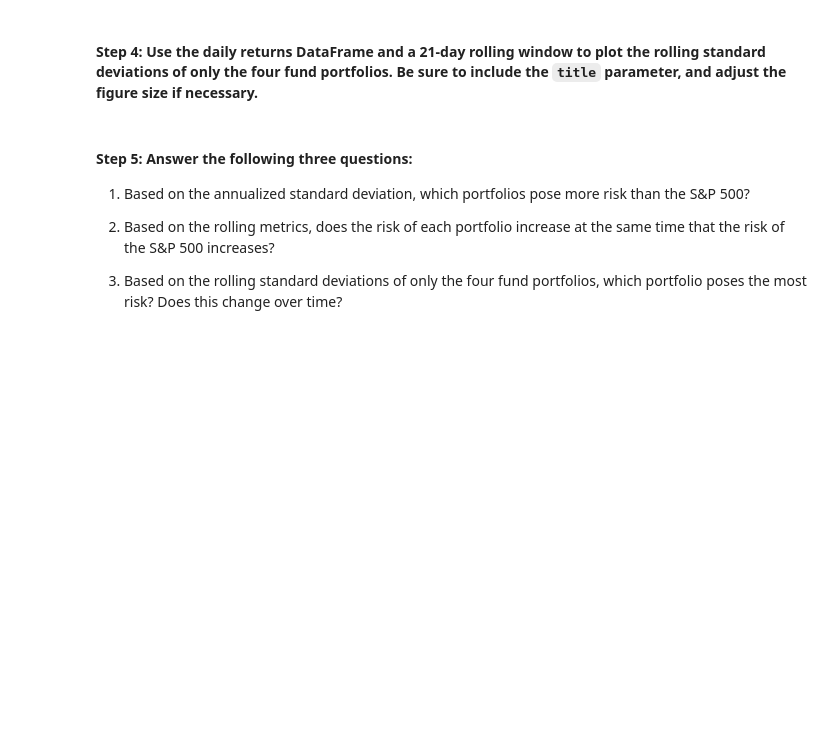
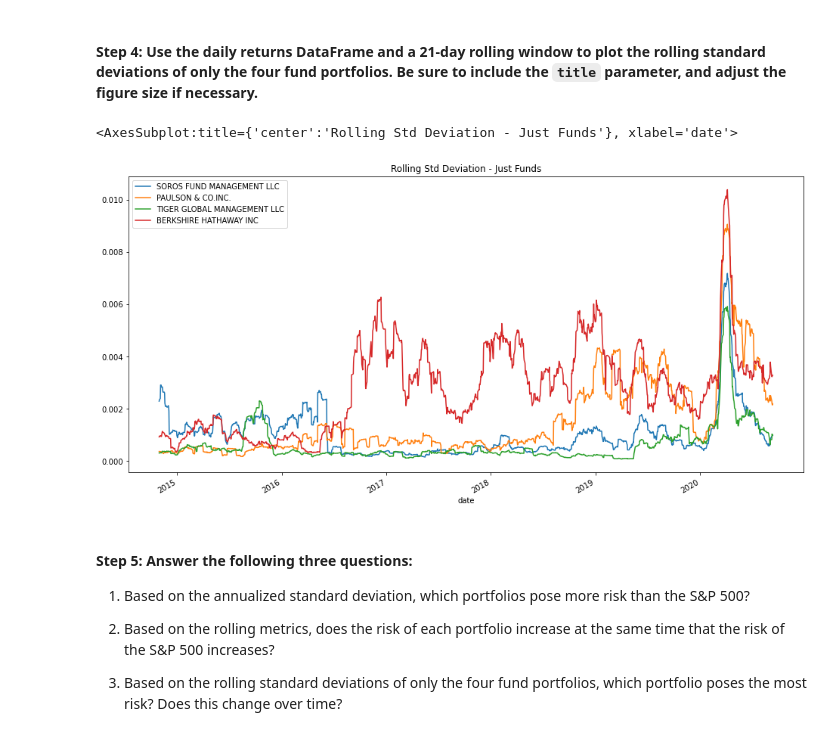
Before and after one commit to saeedraghib/m04_challenge_01, a Jupyter notebook: sr_risk_return_analysis.ipynb, the cells around one changed output. Saved outputs shown, nothing was run; the diff lists cells and outputs as text; code cells hidden in the pictures; blank space fills up the shorter version.

```diff
--- a/sr_risk_return_analysis.ipynb
+++ b/sr_risk_return_analysis.ipynb
@@ -422,7 +449,13 @@ Evaluate the risk profile of each portfolio by using the standard deviation and
 # %%
 # Using the daily return data and a 21-day rolling window, plot the rolling standard deviation of just the 4 portfolios.
 # Include a title parameter and adjust the figure size
 # YOUR CODE HERE
+rolling_std_dev_just_funds = just_funds.rolling(window).std()
+#rolling_std_dev.head(30)
+rolling_std_dev_just_funds.plot(figsize=(16,8), kind='line', title='Rolling Std Deviation - Just Funds')
+# %% [output]
+<AxesSubplot:title={'center':'Rolling Std Deviation - Just Funds'}, xlabel='date'>
+[figure, added]
 # %% [markdown]
 #### Step 5: Answer the following three questions:
 
```
Also changed, not shown: parts of 25 cells of this notebook, 1 other file.
